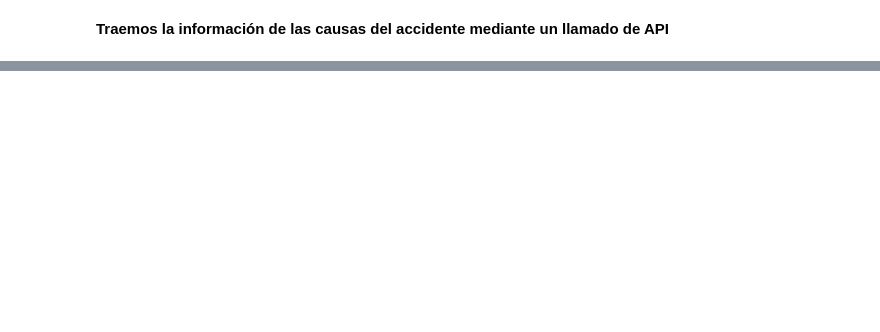
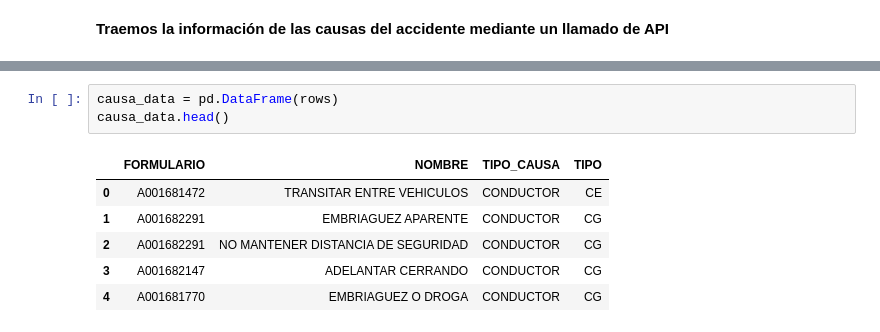
Before and after one commit to bermudez05/Siniestralidad_Bogota_BD, a Jupyter notebook: ACC_vehiculo.ipynb, the cells around one changed output, grey strips where cells are left out. Cells and saved outputs as stored; diff of their text form; blank space fills up the shorter version.

```diff
--- a/ACC_vehiculo.ipynb
+++ b/ACC_vehiculo.ipynb
@@ -388,0 +399,10 @@ if response.status_code == 200:
+# %%
+causa_data = pd.DataFrame(rows)
+causa_data.head()
+# %% [output]
+|  | FORMULARIO | NOMBRE | TIPO_CAUSA | TIPO |
+| 0 | A001681472 | TRANSITAR ENTRE VEHICULOS | CONDUCTOR | CE |
+| 1 | A001682291 | EMBRIAGUEZ APARENTE | CONDUCTOR | CG |
+| 2 | A001682291 | NO MANTENER DISTANCIA DE SEGURIDAD | CONDUCTOR | CG |
+| 3 | A001682147 | ADELANTAR CERRANDO | CONDUCTOR | CG |
+| 4 | A001681770 | EMBRIAGUEZ O DROGA | CONDUCTOR | CG |
```
Also changed, not shown: parts of 12 cells of this notebook.
